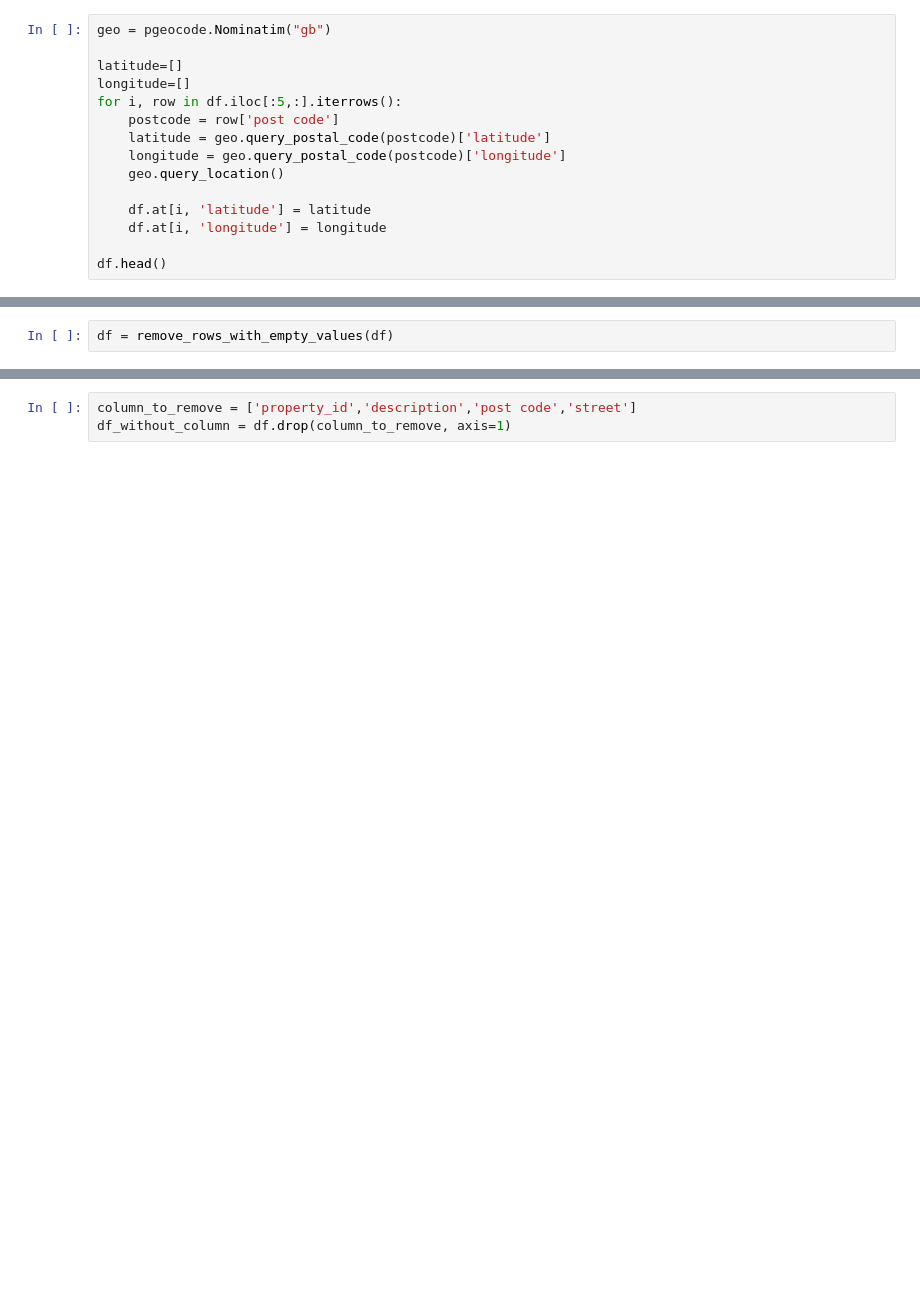
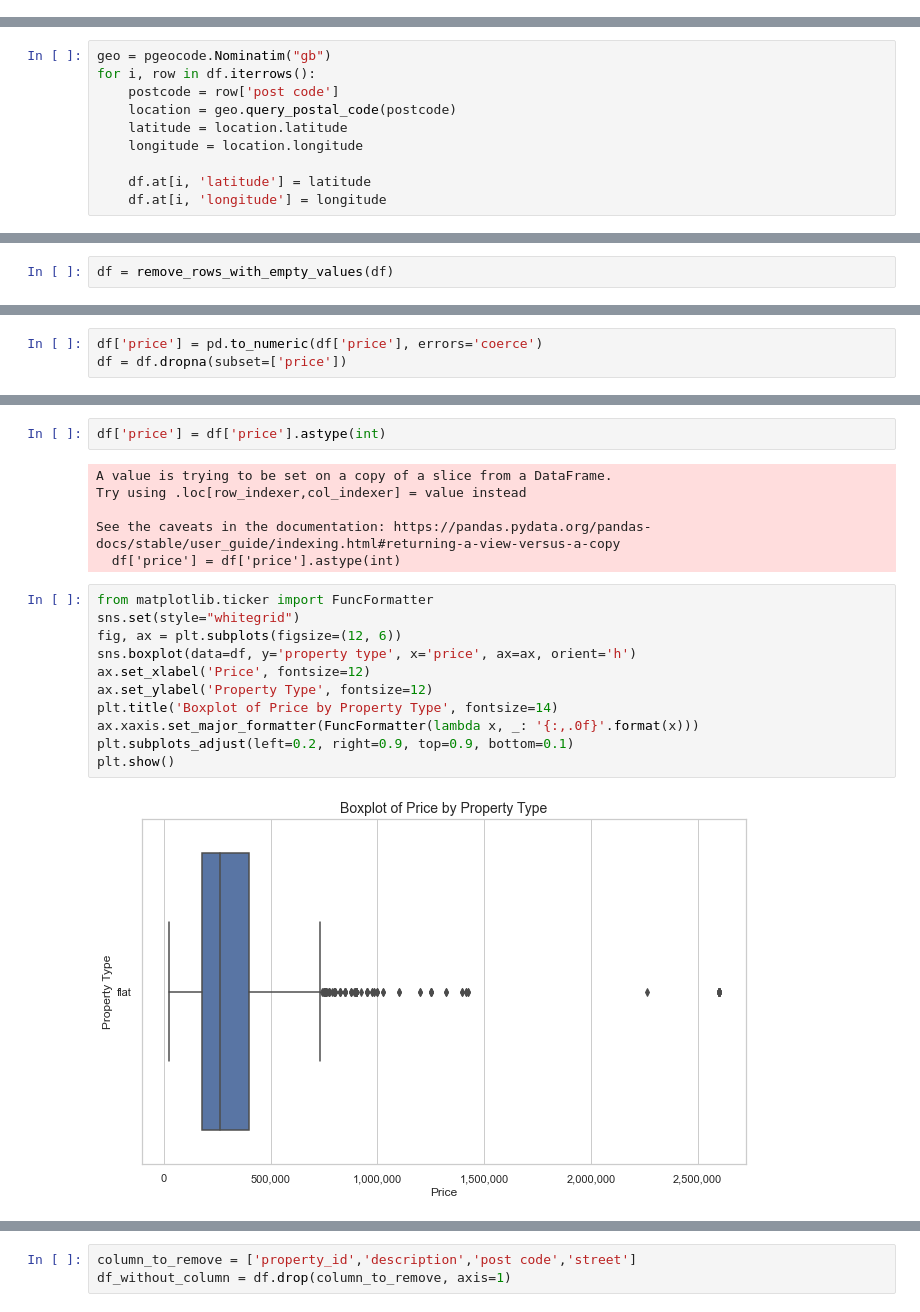
Before and after one commit to HassanM08/uon-dsda-22-y2-group-project-team-1, a Jupyter notebook: investigations/TestModels.ipynb, the cells around one changed output, grey strips where cells are left out. Cells and saved outputs as stored; diff of their text form; blank space fills up the shorter version.

Commit message:
Breakdown of visuals

```diff
--- a/investigations/TestModels.ipynb
+++ b/investigations/TestModels.ipynb
@@ -58,18 +60,3 @@ df
 #!pip install pgeocode
 # %%
 import pgeocode
-# %%
-geo = pgeocode.Nominatim("gb")
-
-latitude=[]
-longitude=[]
-for i, row in df.iloc[:5,:].iterrows():
-    postcode = row['post code']
-    latitude = geo.query_postal_code(postcode)['latitude']
-    longitude = geo.query_postal_code(postcode)['longitude']
-    geo.query_location()
-
-    df.at[i, 'latitude'] = latitude
-    df.at[i, 'longitude'] = longitude
-
-df.head()
@@ -83,3 +63,13 @@ df.head()
+# %%
+geo = pgeocode.Nominatim("gb")
+for i, row in df.iterrows():
+    postcode = row['post code']
+    location = geo.query_postal_code(postcode)
+    latitude = location.latitude
+    longitude = location.longitude
+
+    df.at[i, 'latitude'] = latitude
+    df.at[i, 'longitude'] = longitude
 # %%
 df
 # %% [output]
@@ -143,0 +120,3 @@ plt.show()
+# %%
+df['price'] = pd.to_numeric(df['price'], errors='coerce')
+df = df.dropna(subset=['price'])
@@ -143,0 +134,21 @@ plt.show()
+# %%
+df['price'] = df['price'].astype(int)
+# %% [output]
+A value is trying to be set on a copy of a slice from a DataFrame.
+Try using .loc[row_indexer,col_indexer] = value instead
+
+See the caveats in the documentation: https://pandas.pydata.org/pandas-docs/stable/user_guide/indexing.html#returning-a-view-versus-a-copy
+  df['price'] = df['price'].astype(int)
+# %%
+from matplotlib.ticker import FuncFormatter
+sns.set(style="whitegrid")
+fig, ax = plt.subplots(figsize=(12, 6))
+sns.boxplot(data=df, y='property type', x='price', ax=ax, orient='h')
+ax.set_xlabel('Price', fontsize=12)
+ax.set_ylabel('Property Type', fontsize=12)
+plt.title('Boxplot of Price by Property Type', fontsize=14)
+ax.xaxis.set_major_formatter(FuncFormatter(lambda x, _: '{:,.0f}'.format(x)))
+plt.subplots_adjust(left=0.2, right=0.9, top=0.9, bottom=0.1)
+plt.show()
+# %% [output]
+[figure, added]
```
Also changed, not shown: parts of 23 cells of this notebook.
